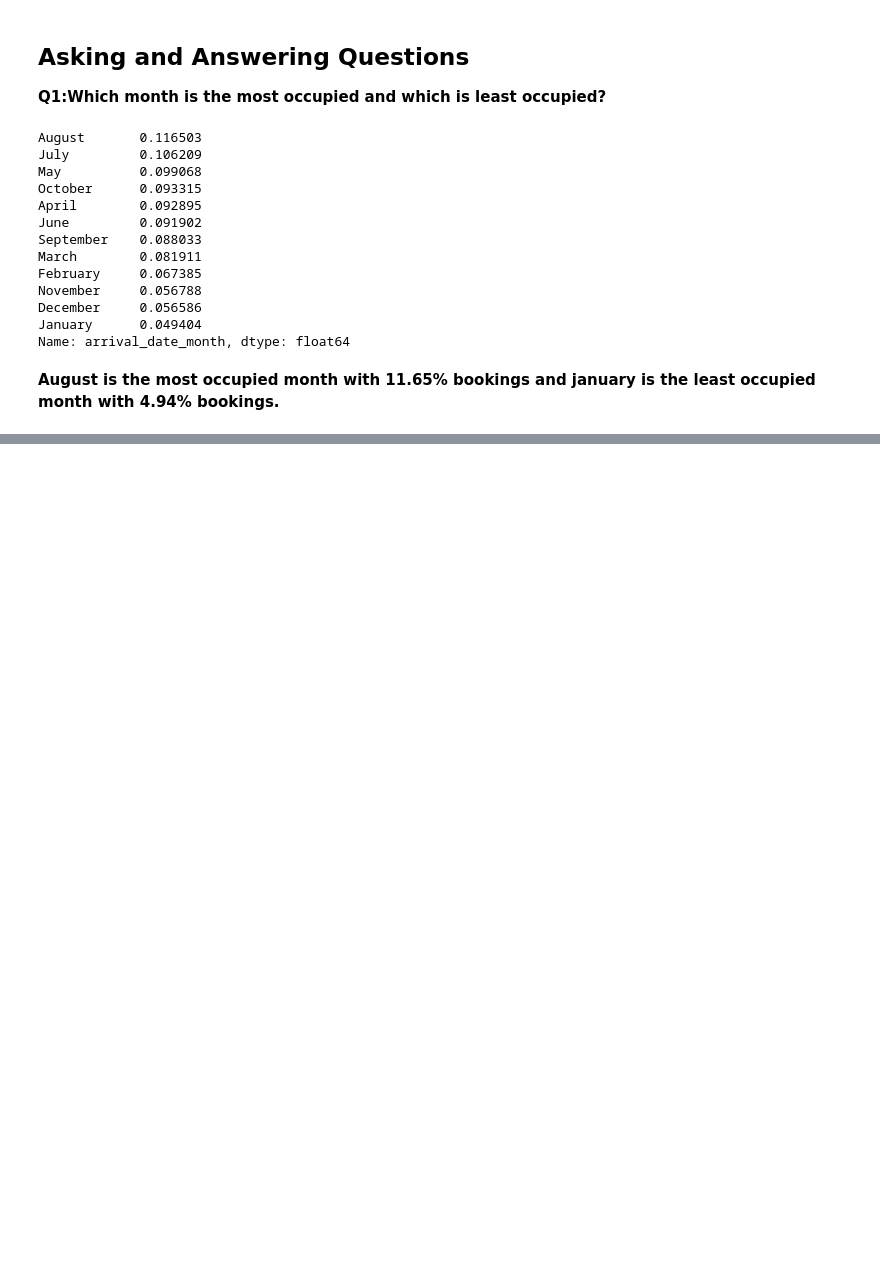
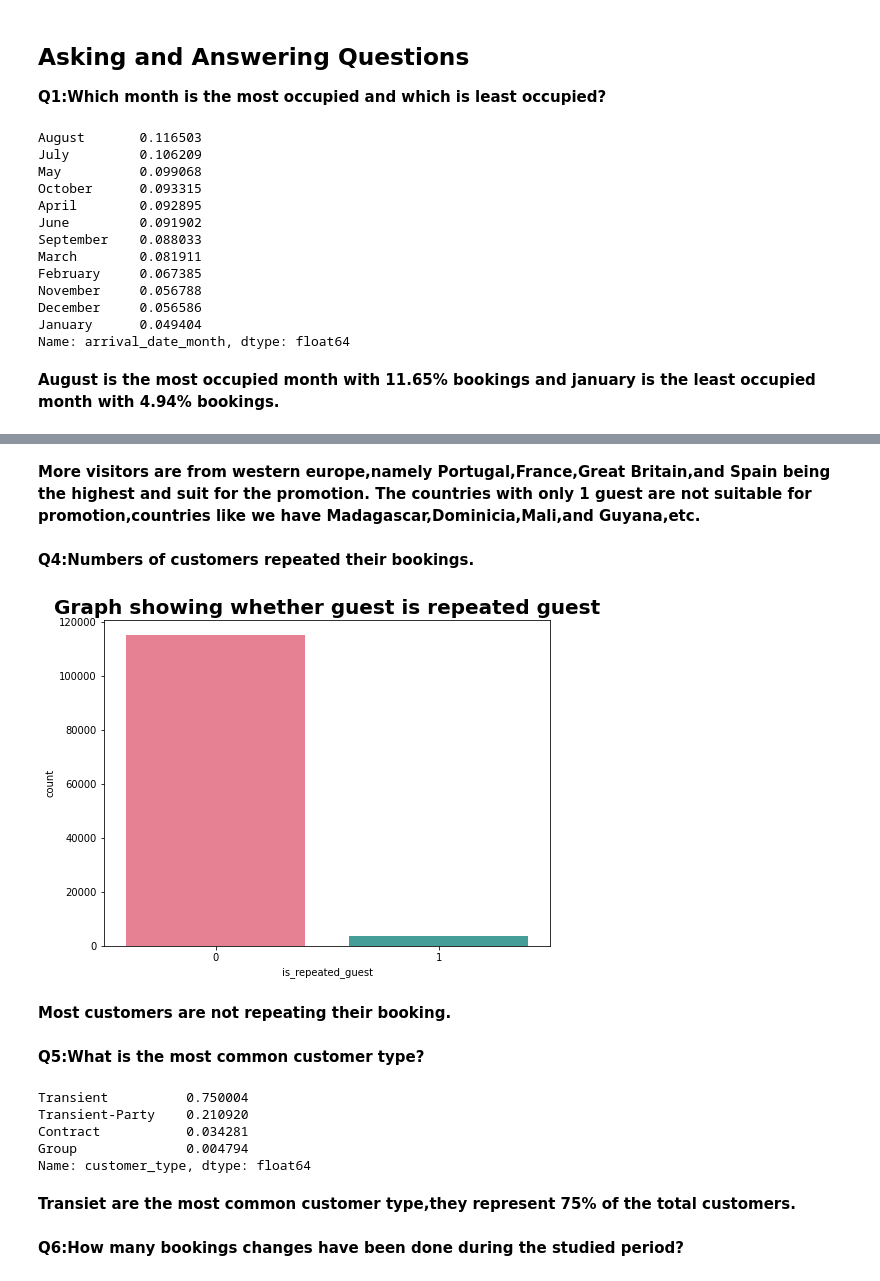
Before and after one commit to praveenbejo95/Hotel-booking-analysis-EDA-, a Jupyter notebook: Hotel_Booking_Analysis_EDA_Capstone_Project.ipynb, the cells around one changed output, grey strips where cells are left out. Drawn from its saved outputs; the diff is of its cells as text; code cells hidden in the pictures; blank space fills up the shorter version.

```diff
--- a/Hotel_Booking_Analysis_EDA_Capstone_Project.ipynb
+++ b/Hotel_Booking_Analysis_EDA_Capstone_Project.ipynb
@@ -504,0 +527,28 @@ Name: arrival_date_month, dtype: float64
+# %% [markdown]
+**More visitors are from western europe,namely Portugal,France,Great Britain,and Spain being the highest and suit for the promotion.
+The countries with only 1 guest are not suitable for promotion,countries like we have Madagascar,Dominicia,Mali,and Guyana,etc.**
+# %% [markdown]
+**Q4:Numbers of customers repeated their bookings.**
+# %%
+plt.figure(figsize=(8,6))
+sns.countplot(df['is_repeated_guest'],palette='husl')
+plt.title('Graph showing whether guest is repeated guest',fontweight="bold",size=20)
+plt.show()
+# %% [output]
+[figure, added]
+# %% [markdown]
+**Most customers are not repeating their booking.**
+# %% [markdown]
+**Q5:What is the most common customer type?**
+# %%
+df.customer_type.value_counts(normalize=True)
+# %% [output]
+Transient          0.750004
+Transient-Party    0.210920
+Contract           0.034281
+Group              0.004794
+Name: customer_type, dtype: float64
+# %% [markdown]
+**Transiet are the most common customer type,they represent 75% of the total customers.**
+# %% [markdown]
+**Q6:How many bookings changes have been done during the studied period?**
```
Also changed, not shown: parts of 12 cells of this notebook.
